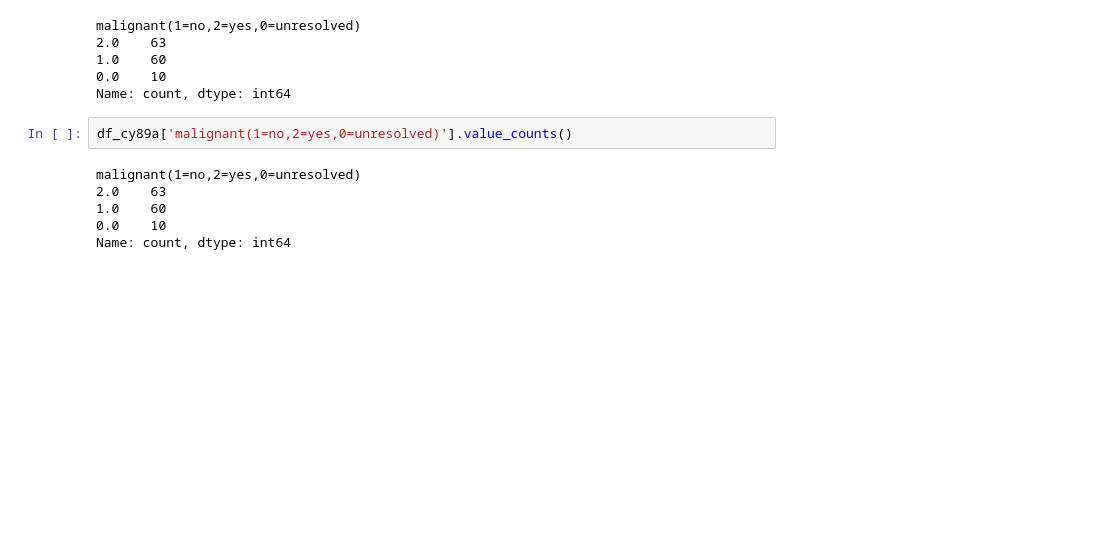
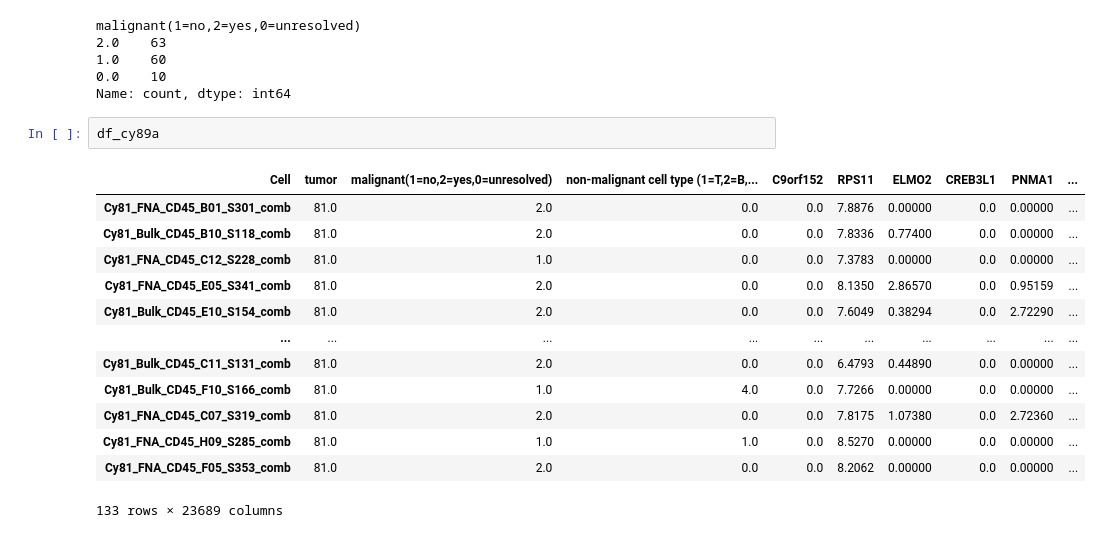
Before and after one commit to asrira428/SingleCellAnalysis, a Jupyter notebook: Untitled-1.ipynb, the cells around one changed output. Cells and saved outputs as stored; diff of their text form; blank space fills up the shorter version.

```diff
--- a/Untitled-1.ipynb
+++ b/Untitled-1.ipynb
@@ -133,12 +115,20 @@ malignant(1=no,2=yes,0=unresolved)
 1.0    60
 0.0    10
 Name: count, dtype: int64
-# %%
-df_cy89a['malignant(1=no,2=yes,0=unresolved)'].value_counts()
-# %% [output]
-malignant(1=no,2=yes,0=unresolved)
-2.0    63
-1.0    60
-0.0    10
-Name: count, dtype: int64
+# %%
+df_cy89a
+# %% [output]
+| Cell | tumor | malignant(1=no,2=yes,0=unresolved) | non-malignant cell type (1=T,2=B,... | C9orf152 | RPS11 | ELMO2 | CREB3L1 | PNMA1 | ... |
+| Cy81_FNA_CD45_B01_S301_comb | 81.0 | 2.0 | 0.0 | 0.0 | 7.8876 | 0.00000 | 0.0 | 0.00000 | ... |
+| Cy81_Bulk_CD45_B10_S118_comb | 81.0 | 2.0 | 0.0 | 0.0 | 7.8336 | 0.77400 | 0.0 | 0.00000 | ... |
+| Cy81_FNA_CD45_C12_S228_comb | 81.0 | 1.0 | 0.0 | 0.0 | 7.3783 | 0.00000 | 0.0 | 0.00000 | ... |
+| Cy81_FNA_CD45_E05_S341_comb | 81.0 | 2.0 | 0.0 | 0.0 | 8.1350 | 2.86570 | 0.0 | 0.95159 | ... |
+| Cy81_Bulk_CD45_E10_S154_comb | 81.0 | 2.0 | 0.0 | 0.0 | 7.6049 | 0.38294 | 0.0 | 2.72290 | ... |
+| ... | ... | ... | ... | ... | ... | ... | ... | ... | ... |
+| Cy81_Bulk_CD45_C11_S131_comb | 81.0 | 2.0 | 0.0 | 0.0 | 6.4793 | 0.44890 | 0.0 | 0.00000 | ... |
+| Cy81_Bulk_CD45_F10_S166_comb | 81.0 | 1.0 | 4.0 | 0.0 | 7.7266 | 0.00000 | 0.0 | 0.00000 | ... |
+| Cy81_FNA_CD45_C07_S319_comb | 81.0 | 2.0 | 0.0 | 0.0 | 7.8175 | 1.07380 | 0.0 | 2.72360 | ... |
+| Cy81_FNA_CD45_H09_S285_comb | 81.0 | 1.0 | 1.0 | 0.0 | 8.5270 | 0.00000 | 0.0 | 0.00000 | ... |
+| Cy81_FNA_CD45_F05_S353_comb | 81.0 | 2.0 | 0.0 | 0.0 | 8.2062 | 0.00000 | 0.0 | 0.00000 | ... |
+133 rows × 23689 columns
 # %%
```
Also changed, not shown: parts of 9 cells of this notebook, 2 other files.
